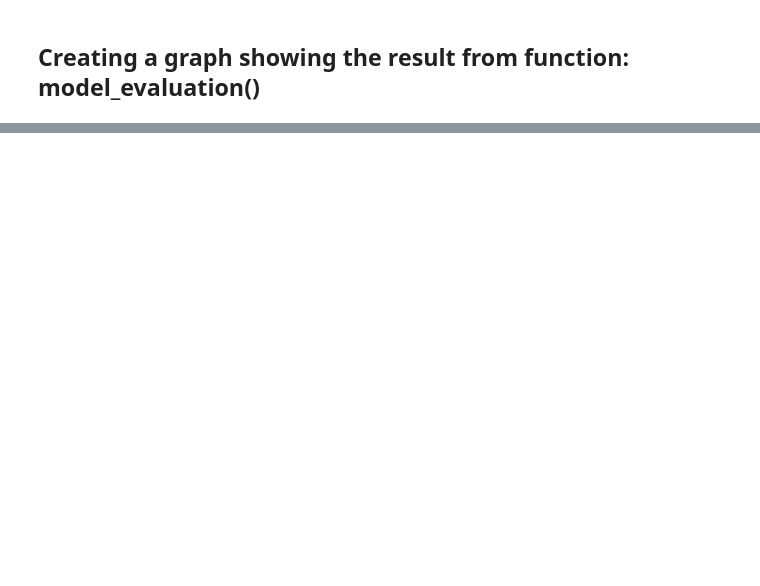
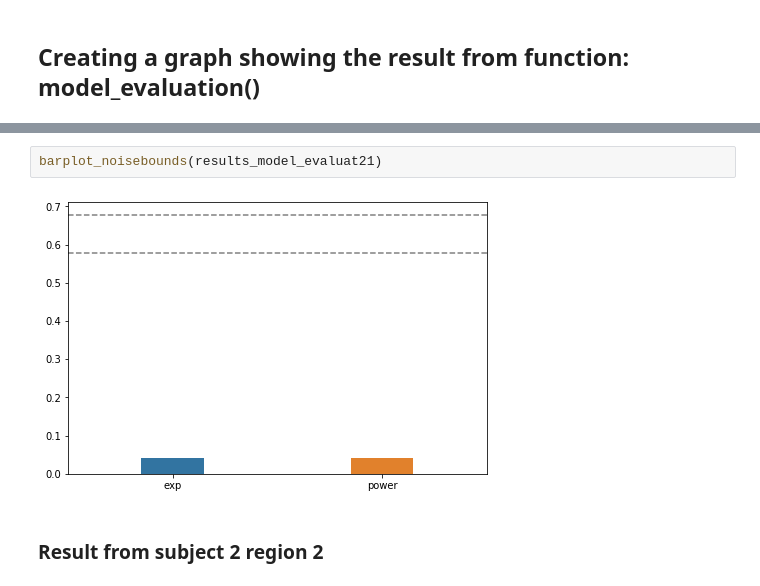
Before and after one commit to JingyuCui639/Python, a Jupyter notebook: noise_ceiling.ipynb, the cells around one changed output, grey strips where cells are left out. Drawn from its saved outputs; the diff is of its cells as text; blank space fills up the shorter version.

```diff
--- a/noise_ceiling.ipynb
+++ b/noise_ceiling.ipynb
@@ -186,0 +297,6 @@ barplot_noisebounds(results_model_evaluat)
+# %%
+barplot_noisebounds(results_model_evaluat21)
+# %% [output]
+[figure, added]
+# %% [markdown]
+### Result from subject 2 region 2
```
Also changed, not shown: parts of 27 cells of this notebook.
